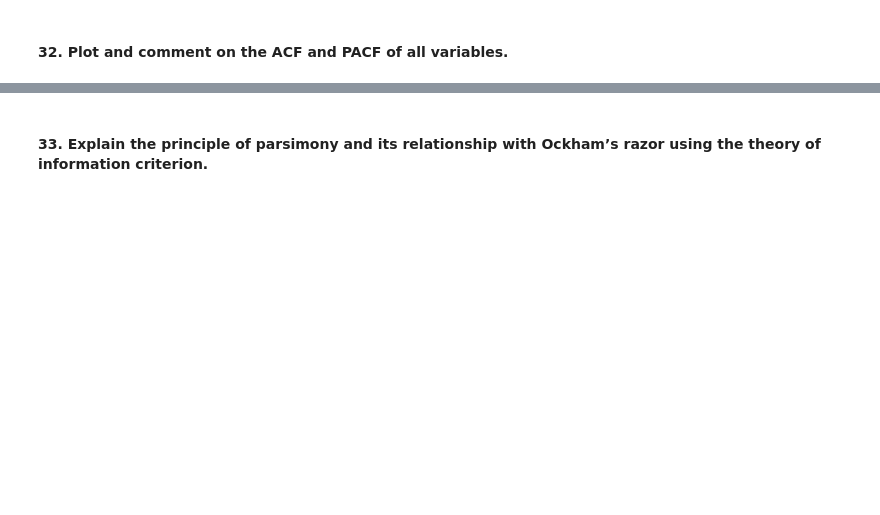
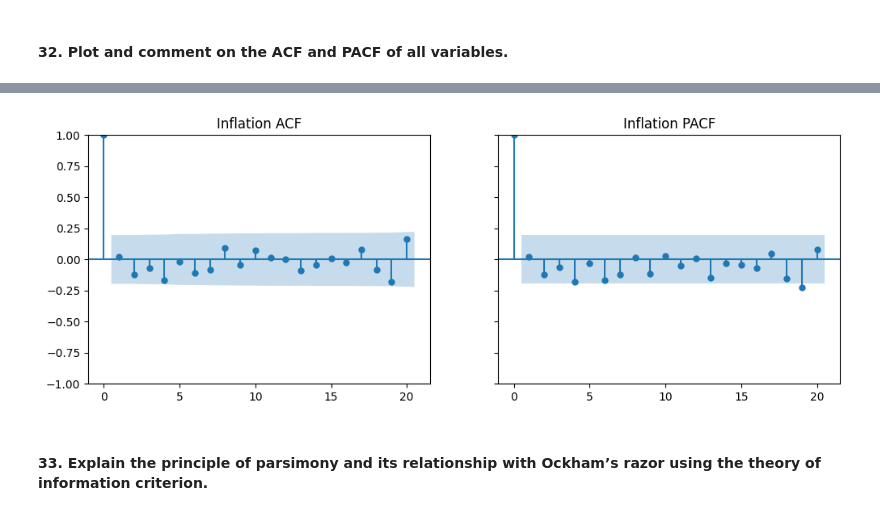
Before and after one commit to rafaela-pinheiro/FinalProjectEconometrics, a Jupyter notebook: project1.ipynb, the cells around one changed output, grey strips where cells are left out. Saved outputs shown, nothing was run; the diff lists cells and outputs as text; code cells hidden in the pictures; blank space fills up the shorter version.

```diff
--- a/project1.ipynb
+++ b/project1.ipynb
@@ -776,2 +1048,9 @@ Using the threecenturies_v2.3 datasets.
+# %%
+fig, (ax1, ax2) = plt.subplots(1, 2, figsize=(12, 4), sharey=True)
+plot_acf(centuriesDf_diff['Inflation'], ax=ax1, title='Inflation ACF')
+plot_pacf(centuriesDf_diff['Inflation'], ax=ax2, title='Inflation PACF')
+plt.show()
+# %% [output]
+[figure, added]
 # %% [markdown]
 #### **33. Explain the principle of parsimony and its relationship with Ockham’s razor using the theory of information criterion.**
```
Also changed, not shown: parts of 54 cells of this notebook, 1 other file.
